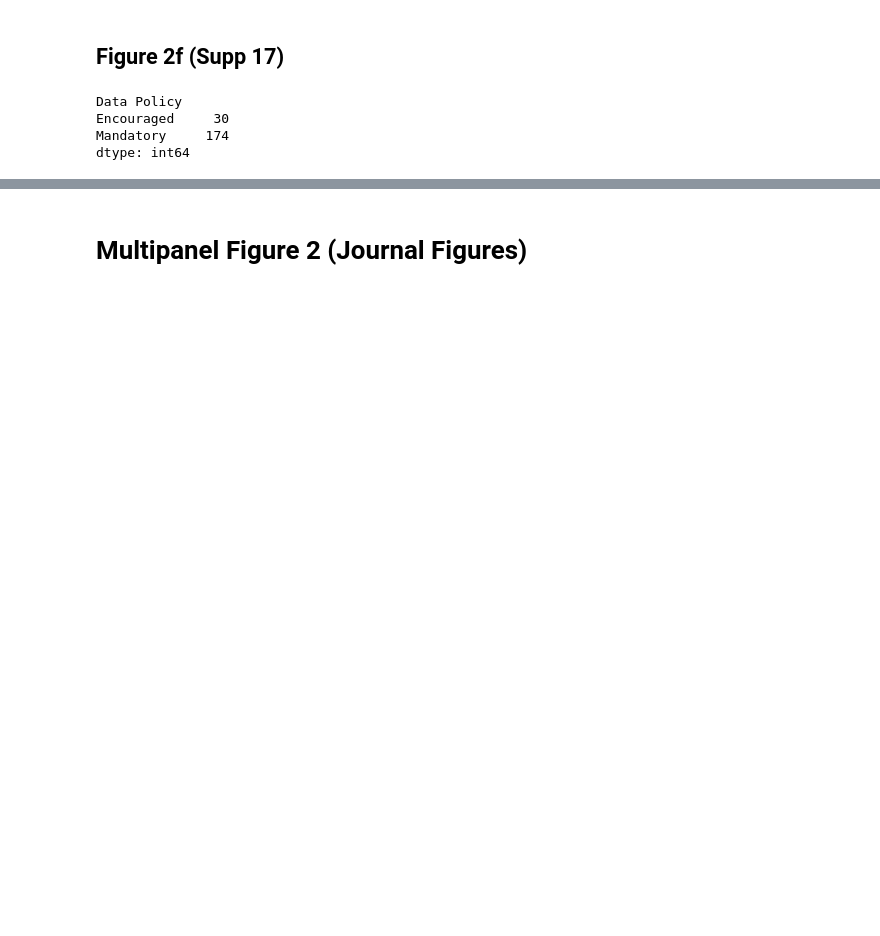
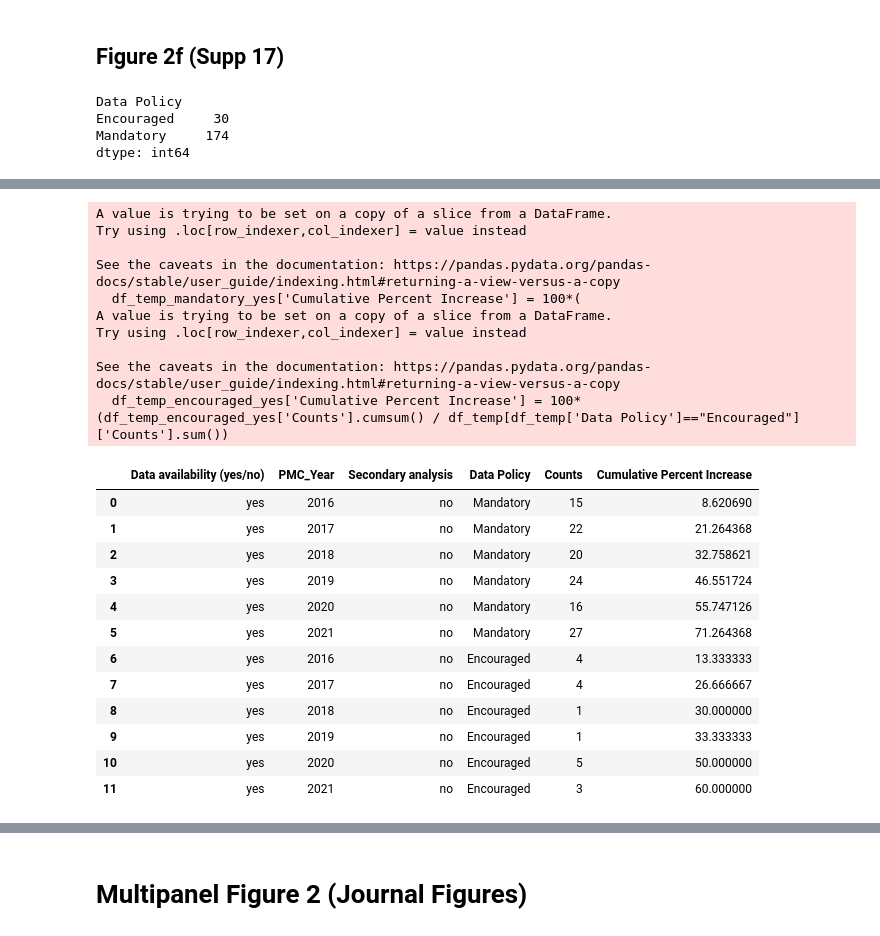
Before and after one commit to Mangul-Lab-USC/code-availability, a Jupyter notebook: notebooks/Figures.ipynb, the cells around one changed output, grey strips where cells are left out. Saved outputs shown, nothing was run; the diff lists cells and outputs as text; code cells hidden in the pictures; blank space fills up the shorter version.

```diff
--- a/notebooks/Figures.ipynb
+++ b/notebooks/Figures.ipynb
@@ -1660,3 +1223,45 @@ df_temp
+# %%
+#create dataframe for counts data of code availability
+df_temp=pd.DataFrame({'Counts': df_modified.groupby(['Data availability (yes/no)','PMC_Year','Secondary analysis','Data Policy']).size()}).reset_index()
+df_temp=df_temp[~(df_temp['Secondary analysis']=='yes')]
+
+df_temp_encouraged_yes=df_temp[((df_temp['Data Policy']=='Encouraged') & (df_temp['Data availability (yes/no)']=='yes') )]
+df_temp_mandatory_yes=df_temp[((df_temp['Data Policy']=='Mandatory') & (df_temp['Data availability (yes/no)']=='yes') )]
+
+
+df_temp_mandatory_yes['Cumulative Percent Increase'] = 100*(
+df_temp_mandatory_yes['Counts'].cumsum() /
+df_temp[df_temp['Data Policy']=="Mandatory"]['Counts'].sum())
+df_temp_encouraged_yes['Cumulative Percent Increase'] = 100*(df_temp_encouraged_yes['Counts'].cumsum() / df_temp[df_temp['Data Policy']=="Encouraged"]['Counts'].sum())
+
+df_temp=pd.concat([df_temp_mandatory_yes,df_temp_encouraged_yes])
+df_temp=df_temp.reset_index()
+df_temp=df_temp.drop('index', axis=1)
+df_temp
+# %% [output]
+A value is trying to be set on a copy of a slice from a DataFrame.
+Try using .loc[row_indexer,col_indexer] = value instead
+
+See the caveats in the documentation: https://pandas.pydata.org/pandas-docs/stable/user_guide/indexing.html#returning-a-view-versus-a-copy
+  df_temp_mandatory_yes['Cumulative Percent Increase'] = 100*(
+A value is trying to be set on a copy of a slice from a DataFrame.
+Try using .loc[row_indexer,col_indexer] = value instead
+
+See the caveats in the documentation: https://pandas.pydata.org/pandas-docs/stable/user_guide/indexing.html#returning-a-view-versus-a-copy
+  df_temp_encouraged_yes['Cumulative Percent Increase'] = 100*(df_temp_encouraged_yes['Counts'].cumsum() / df_temp[df_temp['Data Policy']=="Encouraged"]['Counts'].sum())
+|  | Data availability (yes/no) | PMC_Year | Secondary analysis | Data Policy | Counts | Cumulative Percent Increase |
+| 0 | yes | 2016 | no | Mandatory | 15 | 8.620690 |
+| 1 | yes | 2017 | no | Mandatory | 22 | 21.264368 |
+| 2 | yes | 2018 | no | Mandatory | 20 | 32.758621 |
+| 3 | yes | 2019 | no | Mandatory | 24 | 46.551724 |
+| 4 | yes | 2020 | no | Mandatory | 16 | 55.747126 |
+| 5 | yes | 2021 | no | Mandatory | 27 | 71.264368 |
+| 6 | yes | 2016 | no | Encouraged | 4 | 13.333333 |
+| 7 | yes | 2017 | no | Encouraged | 4 | 26.666667 |
+| 8 | yes | 2018 | no | Encouraged | 1 | 30.000000 |
+| 9 | yes | 2019 | no | Encouraged | 1 | 33.333333 |
+| 10 | yes | 2020 | no | Encouraged | 5 | 50.000000 |
+| 11 | yes | 2021 | no | Encouraged | 3 | 60.000000 |
 # %%
 plt.figure(figsize=(10, 10))
 plt.rcParams.update({'font.size': 12})
```
Also changed, not shown: parts of 21 cells of this notebook.
